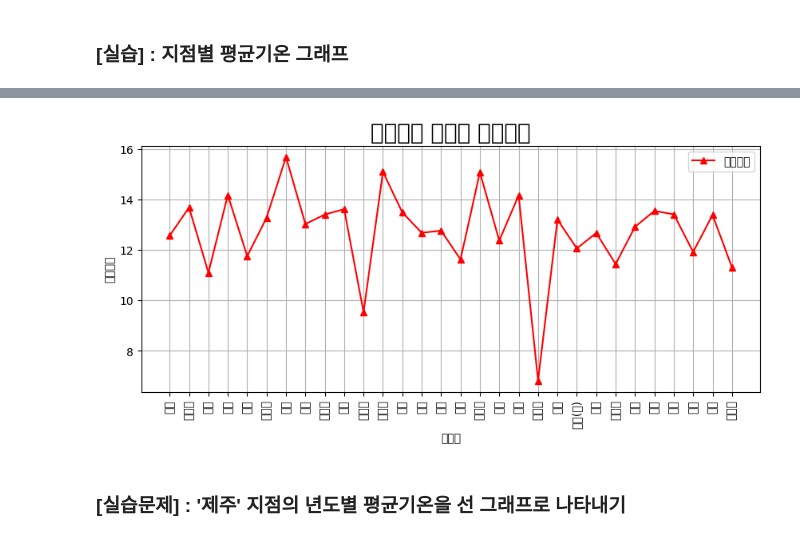
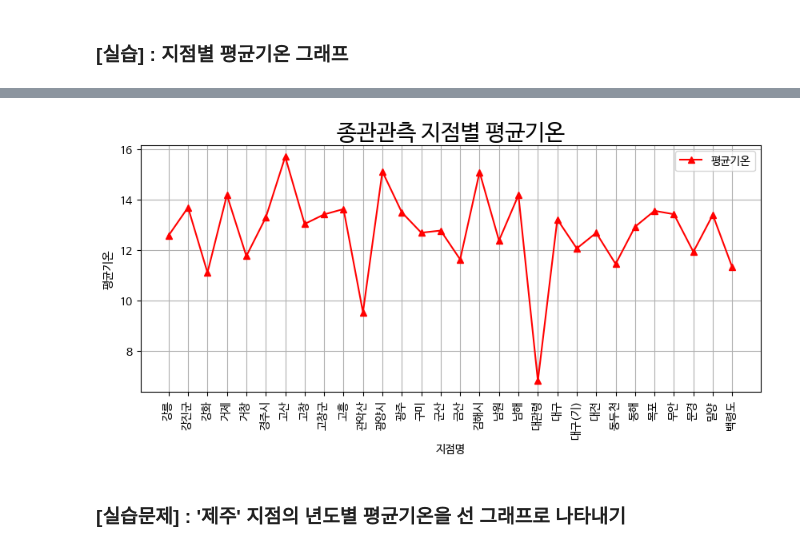
Before and after one commit to kangeunkyeong/dataAnalysis, a Jupyter notebook: 2_데이터분석_03_공공데이터_기상청날씨_배포_실습.ipynb, the cells around one changed output, grey strips where cells are left out. Drawn from its saved outputs; the diff is of its cells as text; code cells hidden in the pictures.

```diff
--- a/2_데이터분석_03_공공데이터_기상청날씨_배포_실습.ipynb
+++ b/2_데이터분석_03_공공데이터_기상청날씨_배포_실습.ipynb
@@ -665,7 +662,7 @@ import pandas as pd
 import matplotlib.pyplot as plt
 
 # 한글,그래프크기
-plt.rcParams['font.family'] = 'Nanum'
+plt.rcParams['font.family'] = 'NanumBarunGothic'
 plt.rcParams['figure.figsize'] = (10, 4)
 plt.rcParams['axes.unicode_minus']
 
@@ -712,4 +692,4 @@ WARNING:matplotlib.font_manager:findfont: Font family 'Nanum' not found.
-[figure, old version]
+[figure, new version]
 # %% [markdown]
 ### [실습문제] : '제주' 지점의 년도별 평균기온을  선 그래프로 나타내기
 # %%
```
Also changed, not shown: parts of 14 cells of this notebook.
